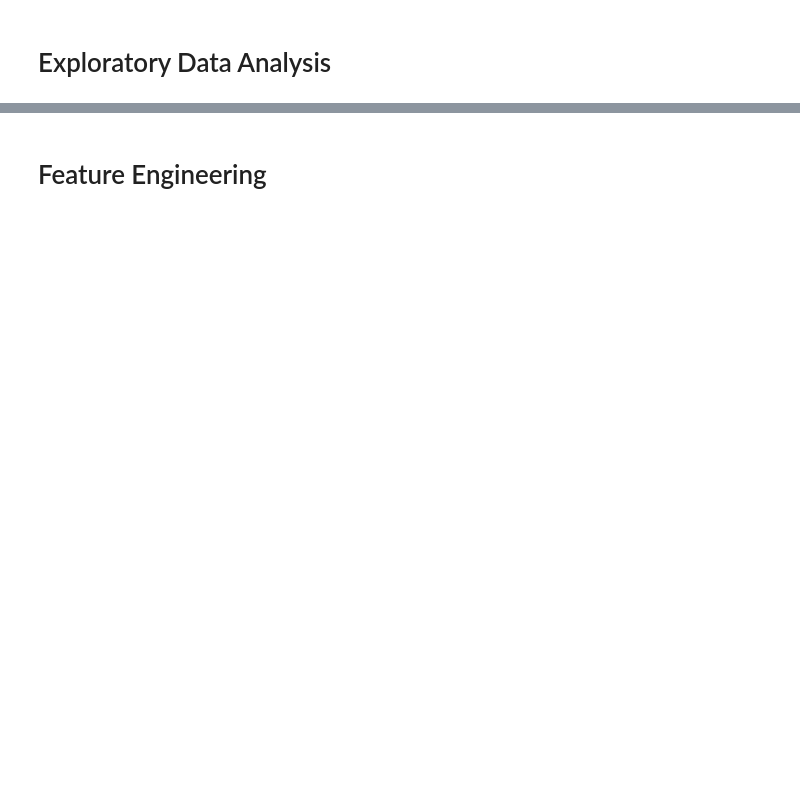
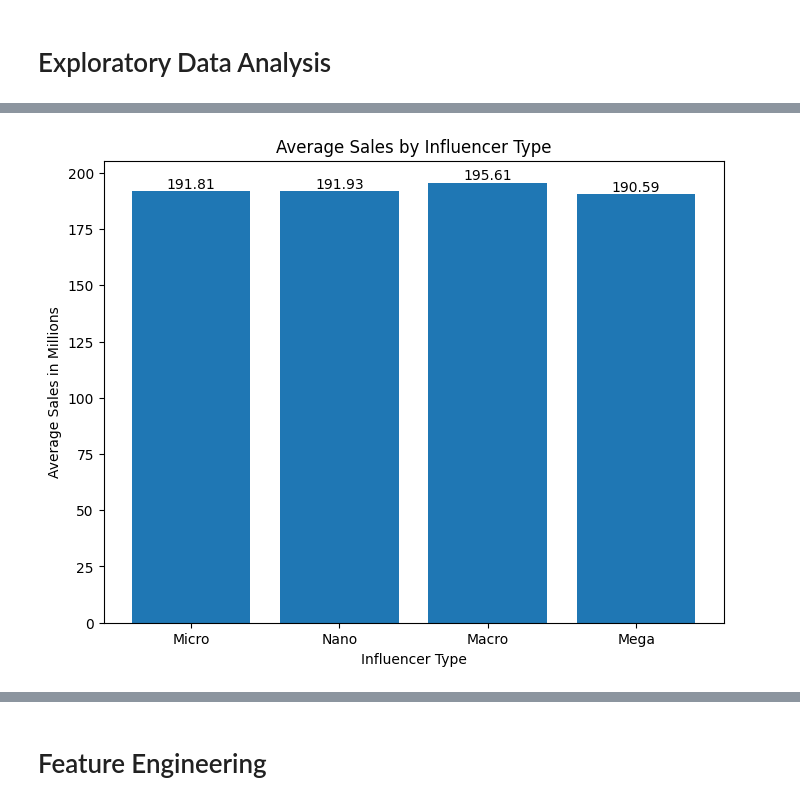
Before and after one commit to Tshifhumulo10/Martketing-Analysis-and-Revenue-Prediction, a Jupyter notebook: Martketing_Analysis_and_Revenue_Prediction.ipynb, the cells around one changed output, grey strips where cells are left out. Cells and saved outputs as stored; diff of their text form; code cells hidden in the pictures; blank space fills up the shorter version.

```diff
--- a/Martketing_Analysis_and_Revenue_Prediction.ipynb
+++ b/Martketing_Analysis_and_Revenue_Prediction.ipynb
@@ -179,0 +103,34 @@ plt.show()
+# %%
+
+# Filtering data for each event type
+Micro = df[df['Influencer'] == 'Micro']
+Nano = df[df['Influencer'] == 'Nano']
+Macro= df[df['Influencer'] == 'Macro']
+Mega = df[df['Influencer'] == 'Mega']
+
+# Calculate revenue sums for each event type
+sales = {
+    'Micro': Micro['Sales'].mean(),
+    'Nano': Nano['Sales'].mean(),
+    'Macro': Macro['Sales'].mean(),
+    'Mega': Mega['Sales'].mean()
+}
+
+# Plotting the bar chart
+plt.figure(figsize=(8, 6))
+bars = plt.bar(sales.keys(), sales.values())
+
+# Adding the values on top of the bars
+for bar in bars:
+    height = bar.get_height()
+    plt.text(bar.get_x() + bar.get_width() / 2, height, '%.2f' % height, ha='center', va='bottom')
+
+# Title and labels
+plt.title('Average Sales by Influencer Type')
+plt.xlabel('Influencer Type')
+plt.ylabel('Average Sales in Millions')
+
+# Displaying the plot
+plt.show()
+# %% [output]
+[figure, added]
```
Also changed, not shown: parts of 59 cells of this notebook, 2 other files.
